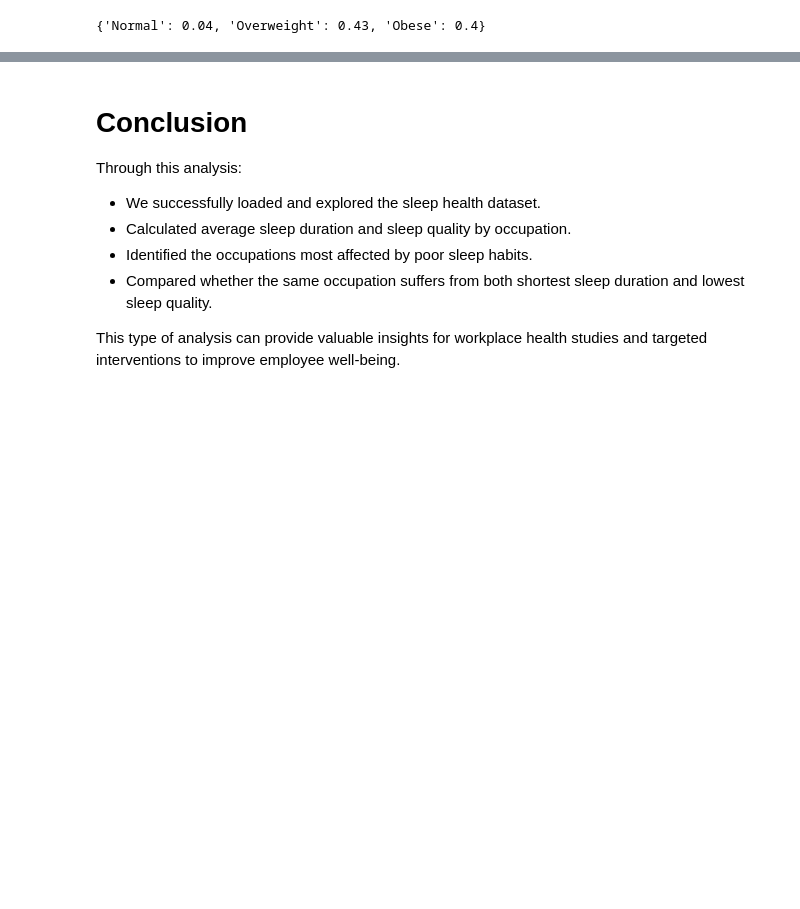
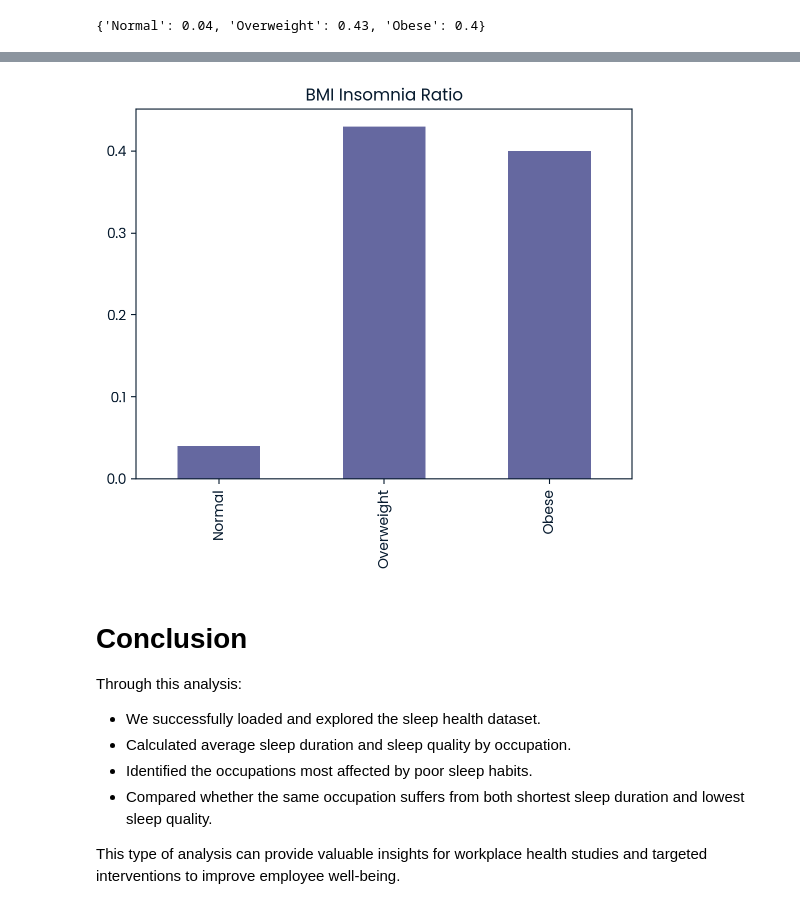
Before and after one commit to MiezanRTX/Sleep-Data-Exploration, a Jupyter notebook: notebook.ipynb, the cells around one changed output, grey strips where cells are left out. Drawn from its saved outputs; the diff is of its cells as text; code cells hidden in the pictures; blank space fills up the shorter version.

```diff
--- a/notebook.ipynb
+++ b/notebook.ipynb
@@ -175,3 +195,10 @@ bmi_insomnia_ratios
+# %%
+conv_bmi_insom_ratios = pd.Series(bmi_insomnia_ratios)
+
+conv_bmi_insom_ratios.plot(kind = "bar", title = "BMI Insomnia Ratio")
+plt.show()
+# %% [output]
+[figure, added]
 # %% [markdown]
 # Conclusion
 
```
Also changed, not shown: parts of 5 cells of this notebook, 1 other file.
